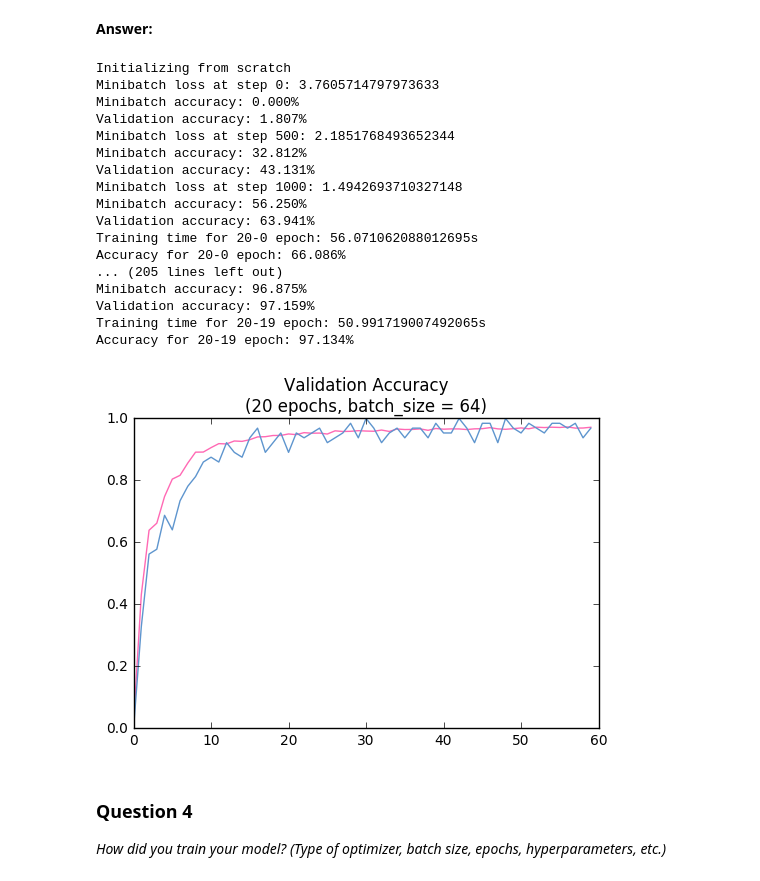
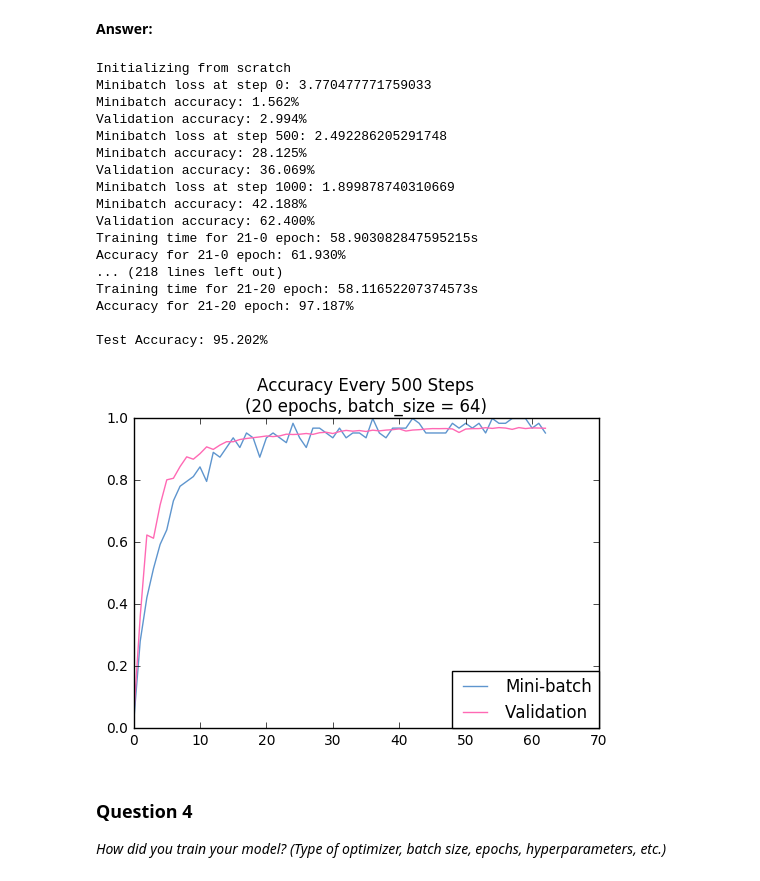
Before and after one commit to anguillanneuf/CarND-Traffic-Sign-Classifier-Project, a Jupyter notebook: Traffic_Sign_Classifier-tz.ipynb, the cells around one changed output. Cells and saved outputs as stored; diff of their text form; code cells hidden in the pictures.

Commit message:
Done! Accuracy on test set is 95.1%! Hooray!

```diff
--- a/Traffic_Sign_Classifier-tz.ipynb
+++ b/Traffic_Sign_Classifier-tz.ipynb
@@ -1210,8 +1210,8 @@ with open("./traffic-signs-data/train_tz.p", mode='rb') as f:
     train = pickle.load(f)
 with open("./traffic-signs-data/validation_tz.p", mode='rb') as f:
     validation = pickle.load(f)
-# with open("./traffic-signs-data/test.p", mode='rb') as f:
-#     test = pickle.load(f)
+with open("./traffic-signs-data/test.p", mode='rb') as f:
+    test = pickle.load(f)
 
 X_train, y_train = train['features']/255., train['labels']
 X_validation, y_validation = validation['features']/255., validation['labels']
@@ -1274,6 +1275,7 @@ with graph.as_default():
     train_labels = tf.placeholder(tf.int32, shape=(batch_size))
     valid_dataset = tf.constant(X_validation, dtype=tf.float32)
     test_dataset = tf.constant(X_test, dtype=tf.float32)
+    challenge_dataset = tf.placeholder(tf.float32, shape=(16,32,32,3))
 
     # Variables.
     w0_cl1 = tf.Variable(tf.truncated_normal([1,1,3,3], stddev=np.sqrt(2./3)))
@@ -1285,7 +1287,7 @@ with graph.as_default():
     w3_cl5 = tf.Variable(tf.truncated_normal([3,3,64,256], stddev=np.sqrt(2./576)))
     b3_cl5 = tf.Variable(tf.zeros([256]))
 
-    w4_fc1 = tf.Variable(tf.truncated_normal([2*2*256,128], stddev=np.sqrt(2./512)))
+    w4_fc1 = tf.Variable(tf.truncated_normal([2*2*256,128], stddev=np.sqrt(2./1024)))
     b4_fc1 = tf.Variable(tf.zeros([128]))
     w5_fc2 = tf.Variable(tf.truncated_normal([128,43], stddev=np.sqrt(2./128)))
     b5_fc2 = tf.Variable(tf.zeros([43]))
@@ -1336,13 +1338,14 @@ with graph.as_default():
             p = tf.concat(0, [p, tf.nn.softmax(model(data[f*307:(f+1)*307,]))])
         return p
     valid_prediction = calcValidPrediction(valid_dataset)
-    test_prediction = tf.nn.softmax(model(test_datase))
+    test_prediction = tf.nn.softmax(model(test_dataset))
+    challenge_prediction = tf.nn.softmax(model(challenge_dataset))
 # %%
 '''
 Step 6.
 
 Run the graph.
-Validation Accuracy:
+21-epoch validation Accuracy:
 Testing Accuracy:
 '''
 
@@ -1352,8 +1355,8 @@ def accuracy(predictions, labels):
     return (np.sum(np.equal(np.argmax(predictions, 1),labels)))/predictions.shape[0]
 
 checkpoint_dir = "checkpoints"
-checkpoint_file = os.path.join(checkpoint_dir, "checkpoint_lenet5_final.chk")
-training_epochs = 20
+checkpoint_file = os.path.join(checkpoint_dir, "checkpoint_submission.chk")
+training_epochs = 21
 mini_acc_batch = []
 acc_batch = []
 acc_epoch = []
@@ -1397,29 +1400,30 @@ with tf.Session(graph = graph) as sess:
     saver.save(sess, checkpoint_file)
 # %% [output]
 Initializing from scratch
-Minibatch loss at step 0: 3.7605714797973633
-Minibatch accuracy: 0.000%
-Validation accuracy: 1.807%
-Minibatch loss at step 500: 2.1851768493652344
-Minibatch accuracy: 32.812%
-Validation accuracy: 43.131%
-Minibatch loss at step 1000: 1.4942693710327148
-Minibatch accuracy: 56.250%
-Validation accuracy: 63.941%
-Training time for 20-0 epoch: 56.071062088012695s
-Accuracy for 20-0 epoch: 66.086%
-... (205 lines left out)
-Minibatch accuracy: 96.875%
-Validation accuracy: 97.159%
-Training time for 20-19 epoch: 50.991719007492065s
-Accuracy for 20-19 epoch: 97.134%
+Minibatch loss at step 0: 3.770477771759033
+Minibatch accuracy: 1.562%
+Validation accuracy: 2.994%
+Minibatch loss at step 500: 2.492286205291748
+Minibatch accuracy: 28.125%
+Validation accuracy: 36.069%
+Minibatch loss at step 1000: 1.899878740310669
+Minibatch accuracy: 42.188%
+Validation accuracy: 62.400%
+Training time for 21-0 epoch: 58.903082847595215s
+Accuracy for 21-0 epoch: 61.930%
+... (218 lines left out)
+Training time for 21-20 epoch: 58.11652207374573s
+Accuracy for 21-20 epoch: 97.187%
+
+Test Accuracy: 95.202%
 # %%
-plt.plot(acc_batch, color='#FF69B4')
-plt.plot(mini_acc_batch, color='#5E95CE')
-plt.title('Validation Accuracy\n(20 epochs, batch_size = 64)')
+plt.plot(mini_acc_batch, color='#5E95CE', label = 'Mini-batch')
+plt.plot(acc_batch, color='#FF69B4', label = 'Validation')
+plt.title('Accuracy Every 500 Steps\n(20 epochs, batch_size = 64)')
+plt.legend(loc='lower right', borderaxespad=0.)
 plt.show()
 # %% [output]
-[figure, old version]
+[figure, new version]
 # %% [markdown]
 ### Question 4
 
```
Also changed, not shown: parts of 11 cells of this notebook, 18 other files.
